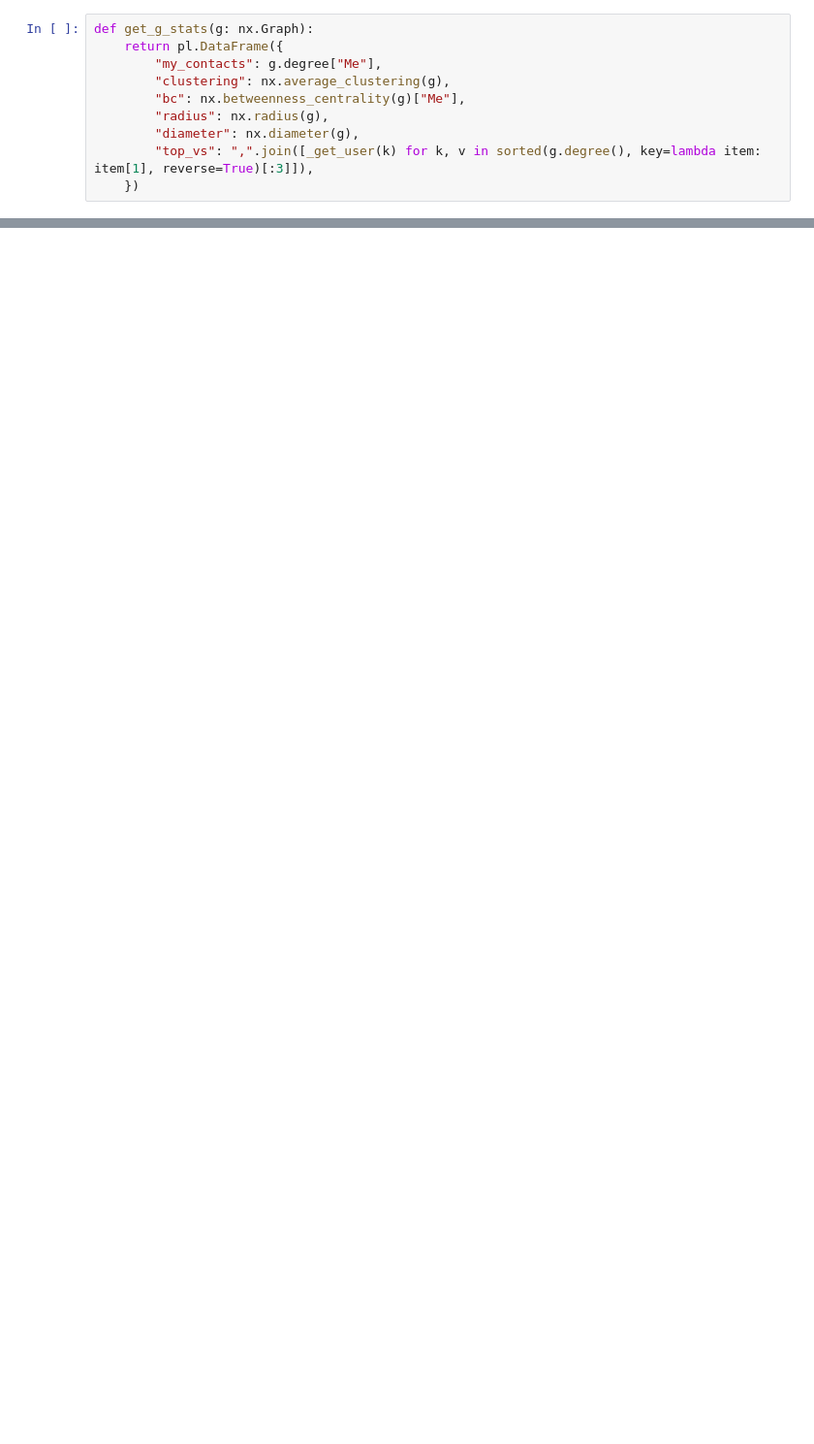
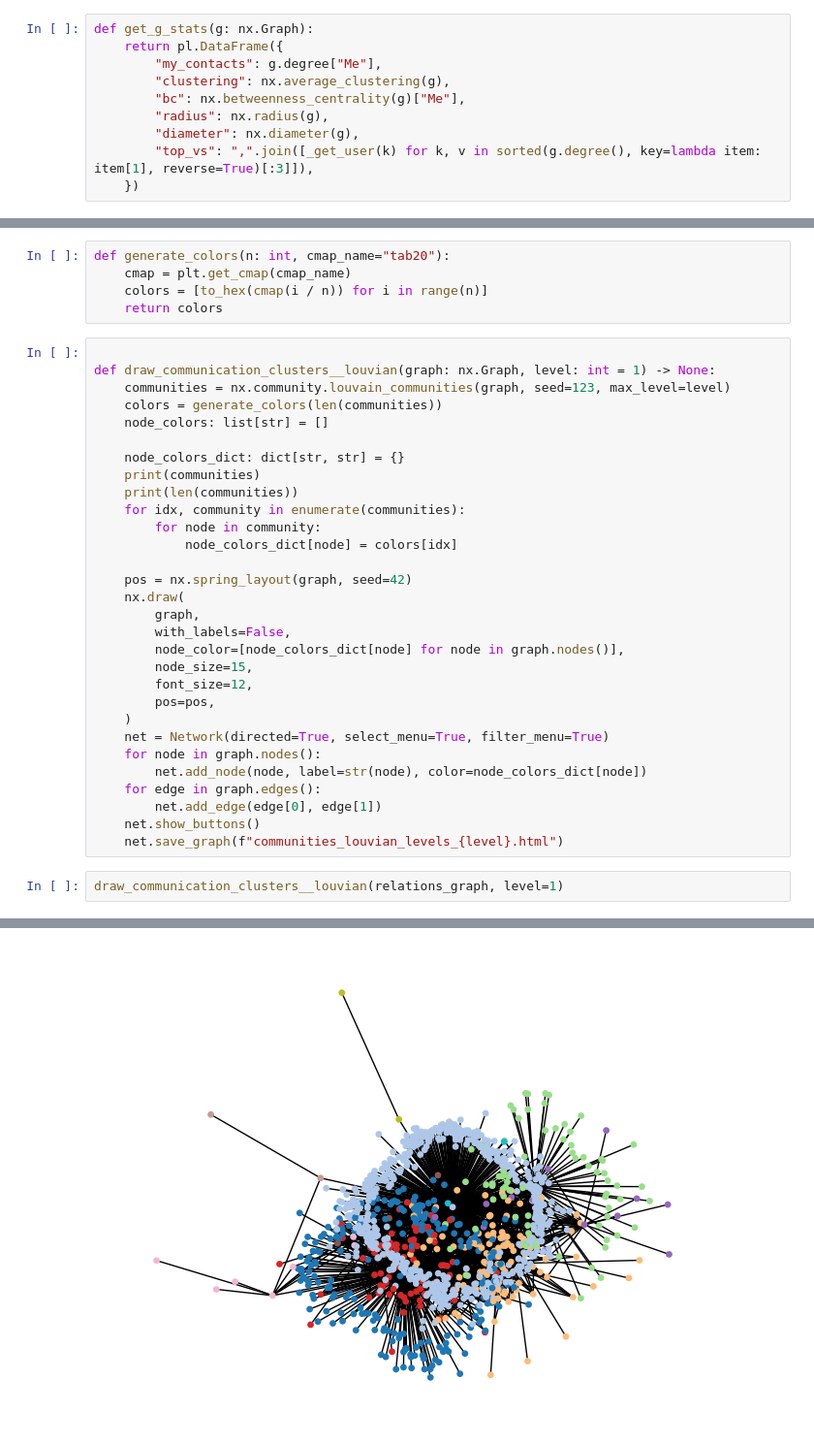
Before and after one commit to Ziverael/Studies2, a Jupyter notebook: ud/list2.ipynb, the cells around one changed output, grey strips where cells are left out. Shown at 97% size. Saved outputs shown, nothing was run; the diff lists cells and outputs as text; blank space fills up the shorter version.

```diff
--- a/ud/list2.ipynb
+++ b/ud/list2.ipynb
@@ -441,0 +493,38 @@ shape: (10, 2)
+# %%
+def generate_colors(n: int, cmap_name="tab20"):
+    cmap = plt.get_cmap(cmap_name)
+    colors = [to_hex(cmap(i / n)) for i in range(n)]
+    return colors
+# %%
+
+def draw_communication_clusters__louvian(graph: nx.Graph, level: int = 1) -> None:
+    communities = nx.community.louvain_communities(graph, seed=123, max_level=level)
+    colors = generate_colors(len(communities))
+    node_colors: list[str] = []
+
+    node_colors_dict: dict[str, str] = {}
+    print(communities)
+    print(len(communities))
+    for idx, community in enumerate(communities):
+        for node in community:
+            node_colors_dict[node] = colors[idx]
+
+    pos = nx.spring_layout(graph, seed=42)
+    nx.draw(
+        graph,
+        with_labels=False,
+        node_color=[node_colors_dict[node] for node in graph.nodes()],
+        node_size=15,
+        font_size=12,
+        pos=pos,
+    )
+    net = Network(directed=True, select_menu=True, filter_menu=True)
+    for node in graph.nodes():
+        net.add_node(node, label=str(node), color=node_colors_dict[node])
+    for edge in graph.edges():
+        net.add_edge(edge[0], edge[1])
+    net.show_buttons()
+    net.save_graph(f"communities_louvian_levels_{level}.html")
+# %%
+draw_communication_clusters__louvian(relations_graph, level=1)
+# %% [output]
@@ -441,0 +533 @@ shape: (10, 2)
+[figure, added]
```
Also changed, not shown: parts of 45 cells of this notebook, 14 other files.
